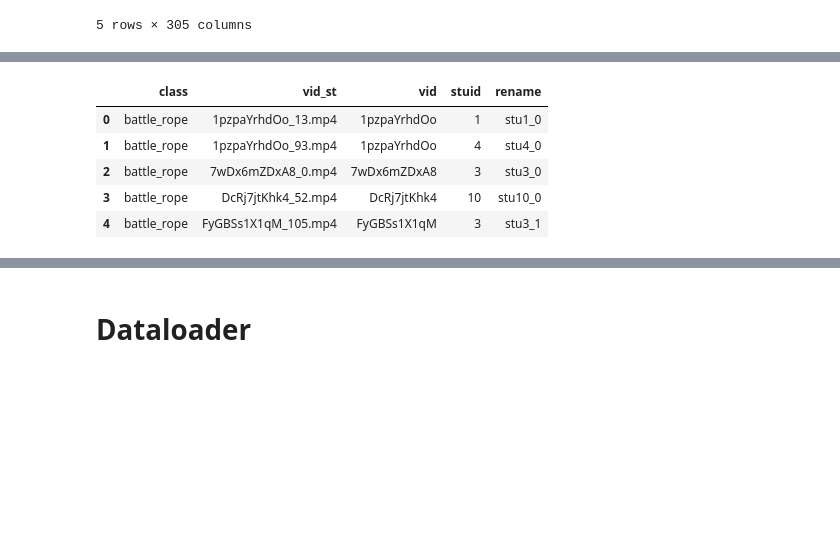
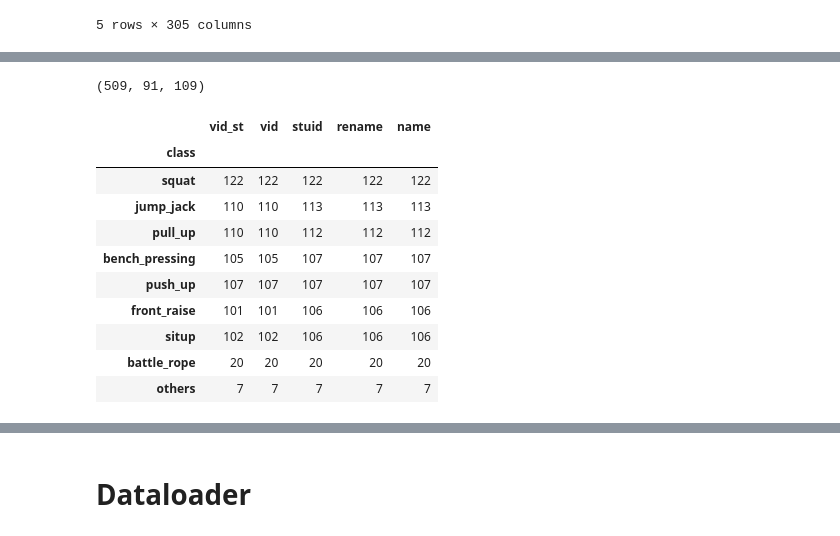
Before and after one commit to iucario/WorkoutDetector, a Jupyter notebook: WorkoutDetector/RepCount_data_process.ipynb, the cells around one changed output, grey strips where cells are left out. Cells and saved outputs as stored; diff of their text form; code cells hidden in the pictures; blank space fills up the shorter version.

```diff
--- a/WorkoutDetector/RepCount_data_process.ipynb
+++ b/WorkoutDetector/RepCount_data_process.ipynb
@@ -37,9 +48,0 @@ len(ori)
-# %%
-ori.head()
-# %% [output]
-|  | class | vid_st | vid | stuid | rename |
-| 0 | battle_rope | 1pzpaYrhdOo_13.mp4 | 1pzpaYrhdOo | 1 | stu1_0 |
-| 1 | battle_rope | 1pzpaYrhdOo_93.mp4 | 1pzpaYrhdOo | 4 | stu4_0 |
-| 2 | battle_rope | 7wDx6mZDxA8_0.mp4 | 7wDx6mZDxA8 | 3 | stu3_0 |
-| 3 | battle_rope | DcRj7jtKhk4_52.mp4 | DcRj7jtKhk4 | 10 | stu10_0 |
-| 4 | battle_rope | FyGBSs1X1qM_105.mp4 | FyGBSs1X1qM | 3 | stu3_1 |
@@ -49,3 +71,19 @@ ori['name'] = ori['rename'].apply(lambda x: x+'.mp4')
+# %%
+print(len(train_df[train_df['vid'].notna()]), len(val_df[val_df['vid'].notna()]), len(test_df[test_df['vid'].notna()]))
+# %% [output]
+(509, 91, 109)
 # %%
-ori.groupby('class').count()
+ori.groupby('class').count().sort_values('name', ascending=False)
+# %% [output]
+|  | vid_st | vid | stuid | rename | name |
+| class |  |  |  |  |  |
+| squat | 122 | 122 | 122 | 122 | 122 |
+| jump_jack | 110 | 110 | 113 | 113 | 113 |
+| pull_up | 110 | 110 | 112 | 112 | 112 |
+| bench_pressing | 105 | 105 | 107 | 107 | 107 |
+| push_up | 107 | 107 | 107 | 107 | 107 |
+| front_raise | 101 | 101 | 106 | 106 | 106 |
+| situp | 102 | 102 | 106 | 106 | 106 |
+| battle_rope | 20 | 20 | 20 | 20 | 20 |
+| others | 7 | 7 | 7 | 7 | 7 |
 # %% [markdown]
```
Also changed, not shown: parts of 12 cells of this notebook, 19 other files.
